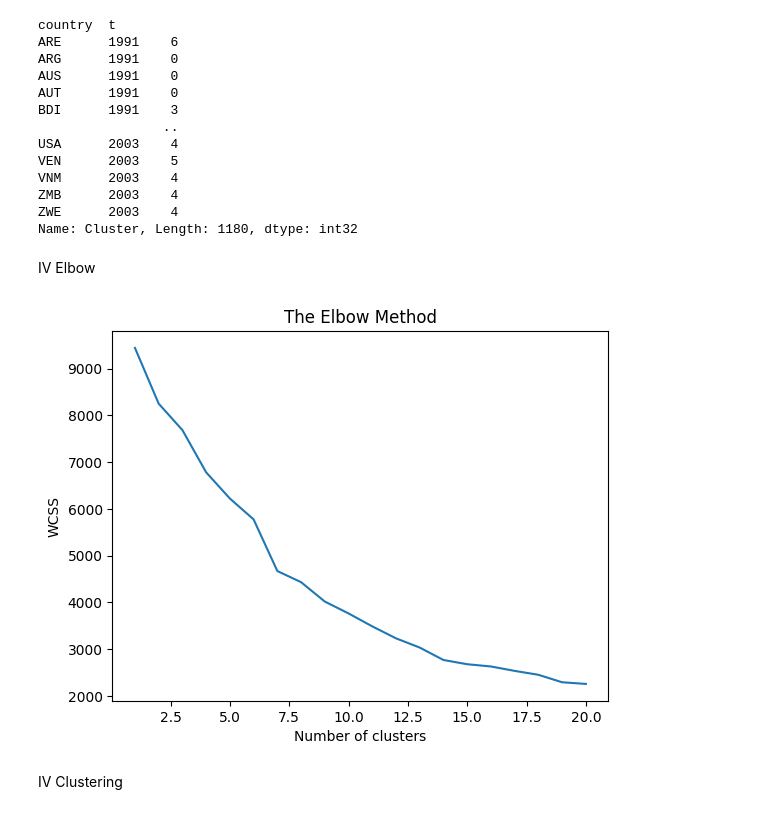
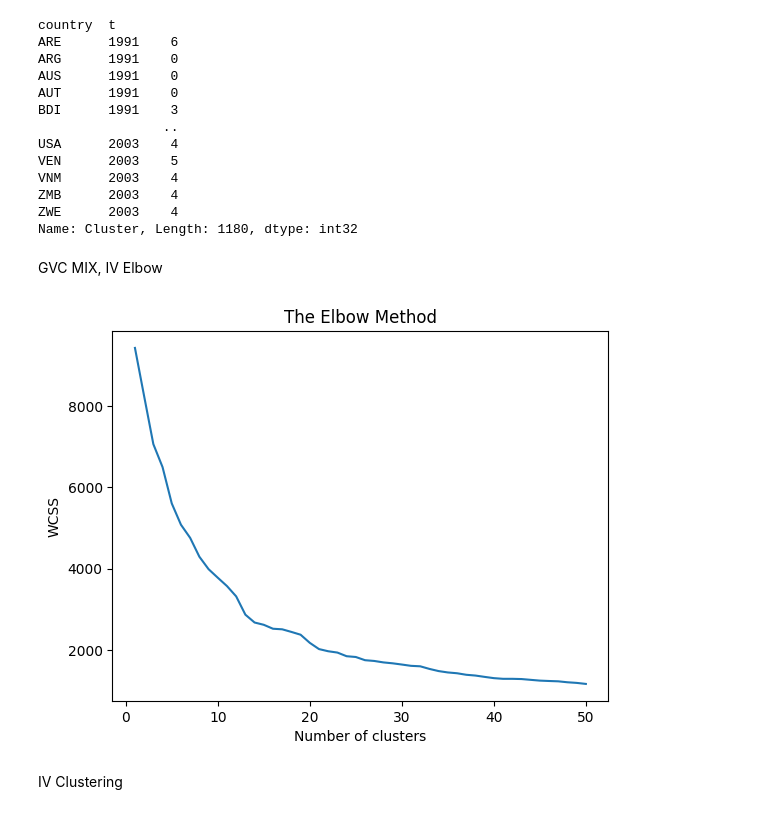
Before and after one commit to JanetYing/ECMA31350_Project, a Jupyter notebook: code/clustering/clustering_code.ipynb, the cells around one changed output. Drawn from its saved outputs; the diff is of its cells as text; code cells hidden in the pictures.

```diff
--- a/code/clustering/clustering_code.ipynb
+++ b/code/clustering/clustering_code.ipynb
@@ -43,13 +43,13 @@ features_scaled = scaler.fit_transform(features)
 
 # Calculating WCSS for a range of number of clusters
 wcss = []
-for i in range(1, 21):  # Testing 1 to 10 clusters
+for i in range(1, 51):  # Testing 1 to 10 clusters
     kmeans = KMeans(n_clusters=i, init='k-means++', random_state=42)
     kmeans.fit(features_scaled)
     wcss.append(kmeans.inertia_)
 
 # Plotting the results to observe 'The Elbow'
-plt.plot(range(1, 21), wcss)
+plt.plot(range(1, 51), wcss)
 plt.title('The Elbow Method')
 plt.xlabel('Number of clusters')
 plt.ylabel('WCSS')
@@ -60,7 +60,7 @@ plt.show()
 We see rough elbow at K = 8
 # %%
 # Step 1: Clusters
-kmeans = KMeans(n_clusters=8, random_state=0)
+kmeans = KMeans(n_clusters=18, random_state=0)
 data['Cluster'] = kmeans.fit_predict(features_scaled)
 
 # Step 2: Run Regression Analysis with Cluster Dummies
@@ -106,33 +106,33 @@ VNM      2003    4
 ZMB      2003    4
 ZWE      2003    4
 Name: Cluster, Length: 1180, dtype: int32
-# %% [markdown]
-IV Elbow
+# %% [markdown]
+GVC MIX, IV Elbow
 # %%
 
 # relevant variables
 features = data[['s6', 'onset2COWCS', 'decade', 'logpopdens_diff' , 'ecgrowth_demeaned', 'democracy_diff',
                  'logmountain', 'ethnic_fractionalization']]
 
 # Normalize the features
 scaler = StandardScaler()
 features_scaled = scaler.fit_transform(features)
 
 # Calculating WCSS for a range of number of clusters
 wcss = []
-for i in range(1, 21):  # Testing 1 to 10 clusters
+for i in range(1, 51):  # Testing 1 to 10 clusters
     kmeans = KMeans(n_clusters=i, init='k-means++', random_state=42)
     kmeans.fit(features_scaled)
     wcss.append(kmeans.inertia_)
 
 # Plotting the results to observe 'The Elbow'
-plt.plot(range(1, 21), wcss)
+plt.plot(range(1, 51), wcss)
 plt.title('The Elbow Method')
 plt.xlabel('Number of clusters')
 plt.ylabel('WCSS')
 plt.show()
 # %% [output]
-[figure, old version]
+[figure, new version]
 # %% [markdown]
 IV Clustering
 # %%
```
Also changed, not shown: parts of 3 cells of this notebook, 1 other file.
